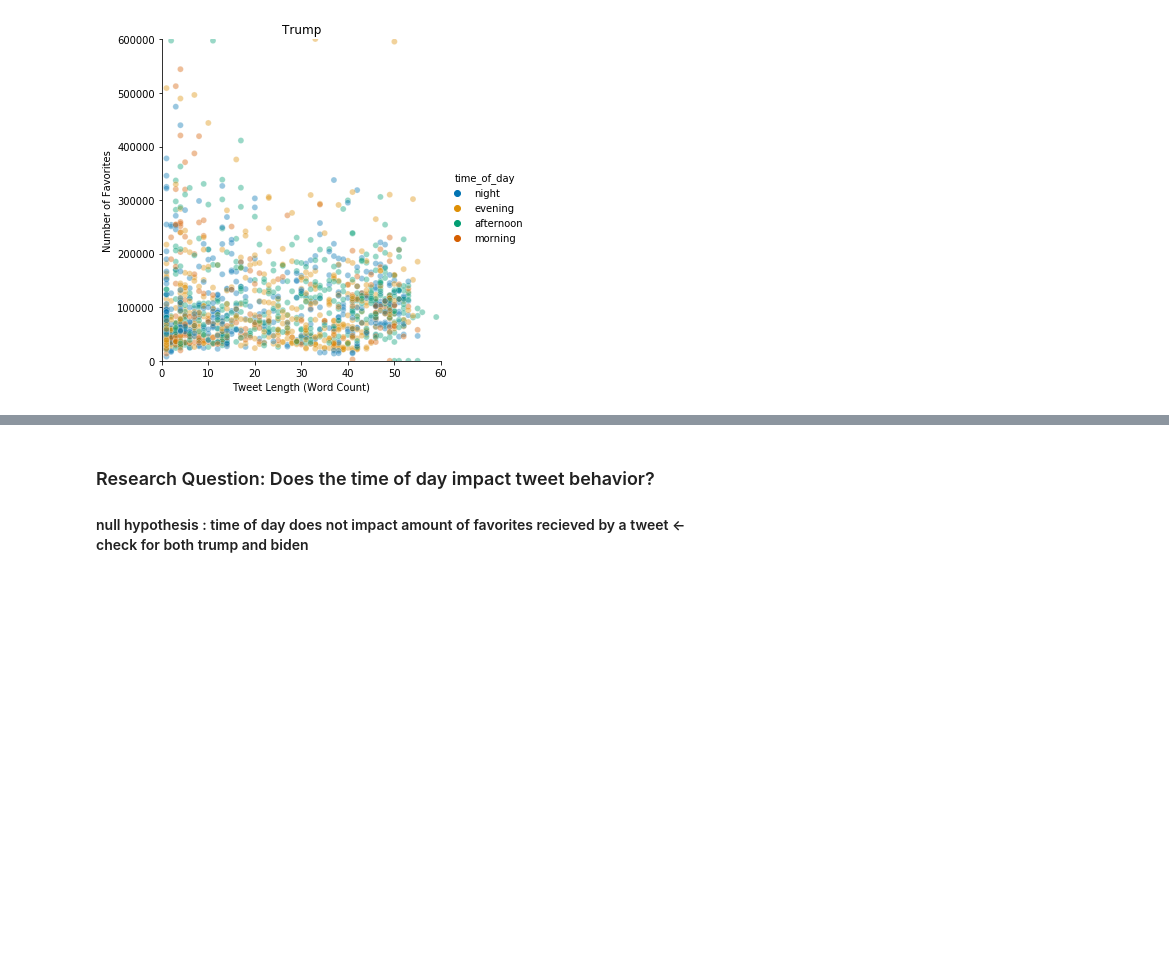
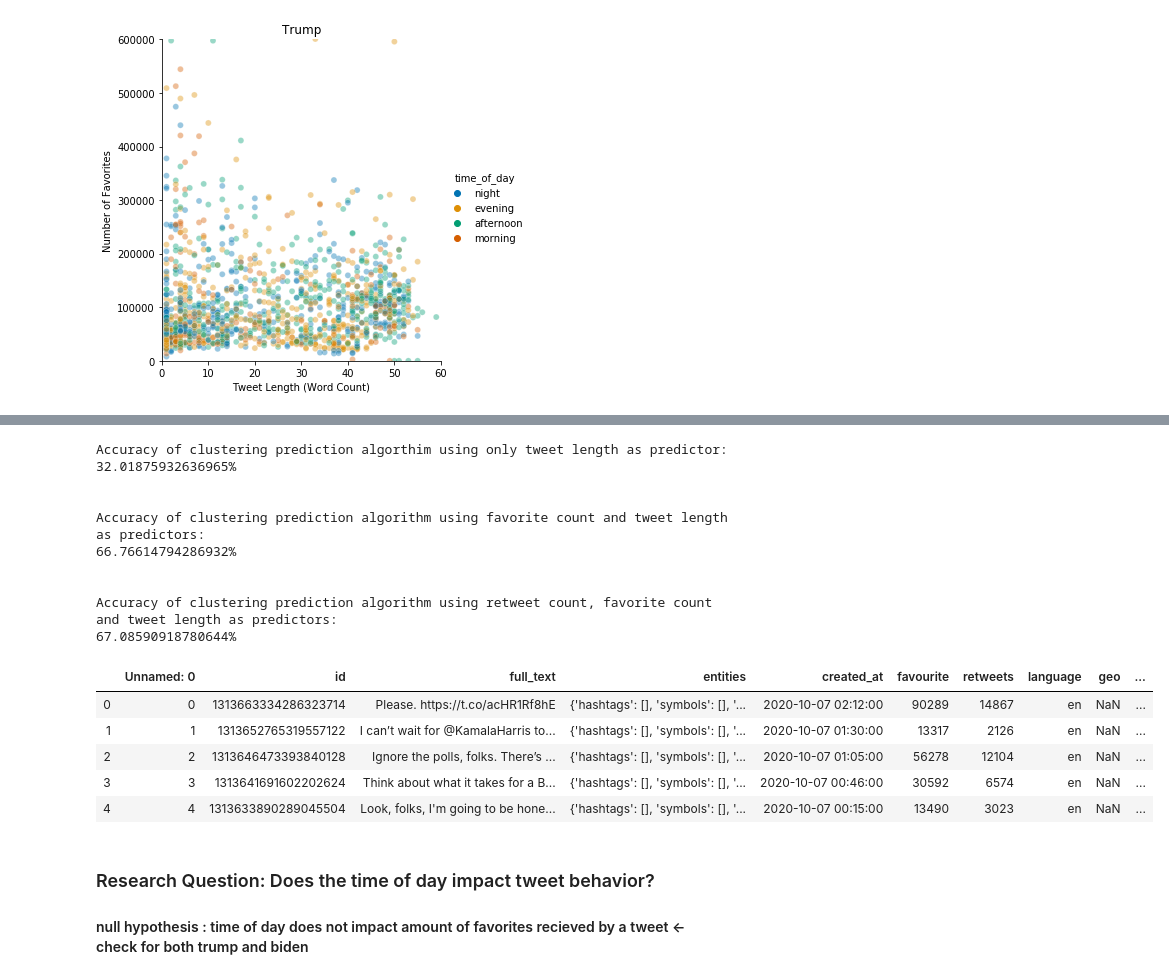
Before and after one commit to sunil-2000/Twitter-Data-Science-Project, a Jupyter notebook: sunil_analysis .ipynb, the cells around one changed output, grey strips where cells are left out. Saved outputs shown, nothing was run; the diff lists cells and outputs as text; code cells hidden in the pictures; blank space fills up the shorter version.

```diff
--- a/sunil_analysis .ipynb
+++ b/sunil_analysis .ipynb
@@ -133,3 +165,45 @@ plt.show()
+# %%
+combined_dfs = combined_dfs.reset_index(drop = True)
+
+def accuracy(x, col1, col2):
+    correct = 0
+
+    for i in range(len(x)):
+
+        if x[col1][i] == 1 and x[col2][i] == 0:
+            correct += 1
+        elif x[col1][i] == 0 and x[col2][i] ==1:
+            correct += 1
+        else:
+            correct += 0
+    return (correct / len(x)) * 100
+
+print('Accuracy of clustering prediction algorthim using only tweet length as predictor:')
+print("{}%".format(accuracy(combined_dfs, 'is_biden', 'cluster_bylength')))
+print('\n')
+print('Accuracy of clustering prediction algorithm using favorite count and tweet length as predictors:')
+print("{}%".format(accuracy(combined_dfs, 'is_biden', 'cluster_bylength_likes')))
+print("\n")
+print("Accuracy of clustering prediction algorithm using retweet count, favorite count and tweet length as predictors:")
+print("{}%".format(accuracy(combined_dfs, 'is_biden', 'cluster_mult')))
+combined_dfs.head()
+# %% [output]
+Accuracy of clustering prediction algorthim using only tweet length as predictor:
+32.01875932636965%
+
+
+Accuracy of clustering prediction algorithm using favorite count and tweet length as predictors:
+66.76614794286932%
+
+
+Accuracy of clustering prediction algorithm using retweet count, favorite count and tweet length as predictors:
+67.08590918780644%
+|  | Unnamed: 0 | id | full_text | entities | created_at | favourite | retweets | language | geo | ... |
+| 0 | 0 | 1313663334286323714 | Please. https://t.co/acHR1Rf8hE | {'hashtags': [], 'symbols': [], '... | 2020-10-07 02:12:00 | 90289 | 14867 | en | NaN | ... |
+| 1 | 1 | 1313652765319557122 | I can’t wait for @KamalaHarris to... | {'hashtags': [], 'symbols': [], '... | 2020-10-07 01:30:00 | 13317 | 2126 | en | NaN | ... |
+| 2 | 2 | 1313646473393840128 | Ignore the polls, folks. There’s ... | {'hashtags': [], 'symbols': [], '... | 2020-10-07 01:05:00 | 56278 | 12104 | en | NaN | ... |
+| 3 | 3 | 1313641691602202624 | Think about what it takes for a B... | {'hashtags': [], 'symbols': [], '... | 2020-10-07 00:46:00 | 30592 | 6574 | en | NaN | ... |
+| 4 | 4 | 1313633890289045504 | Look, folks, I'm going to be hone... | {'hashtags': [], 'symbols': [], '... | 2020-10-07 00:15:00 | 13490 | 3023 | en | NaN | ... |
 # %% [markdown]
 ### Research Question: Does the time of day impact tweet behavior?
 #### null hypothesis : time of day does not impact amount of favorites recieved by a tweet <- check for both trump and biden
```
Also changed, not shown: parts of 3 cells of this notebook, 1 other file.
